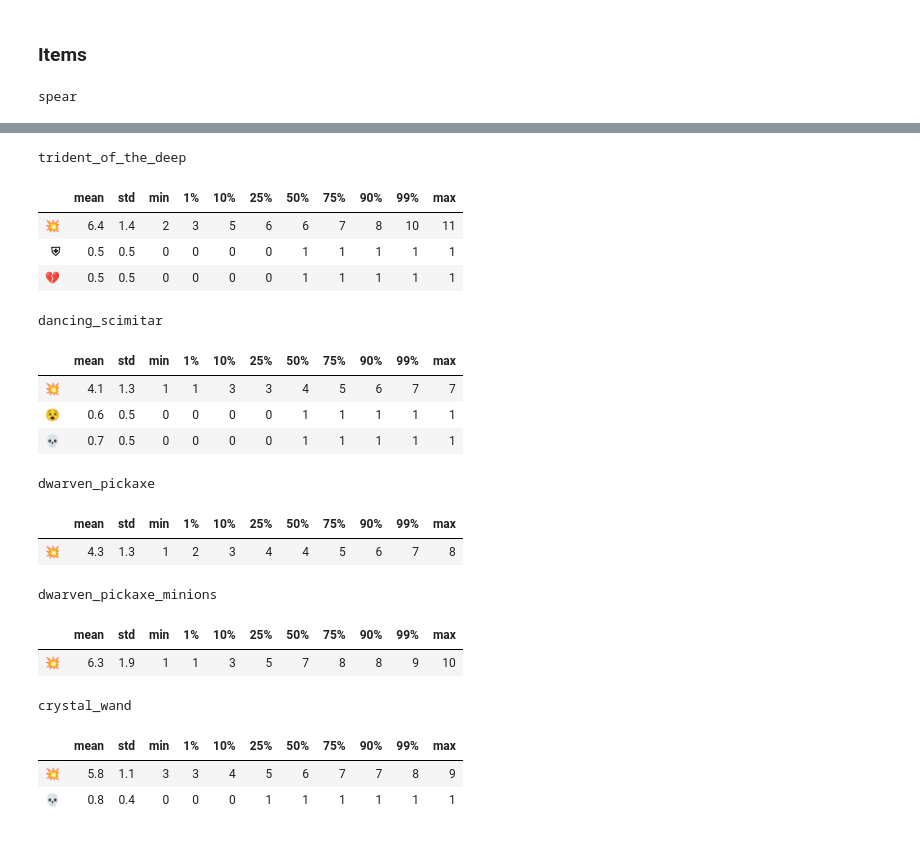
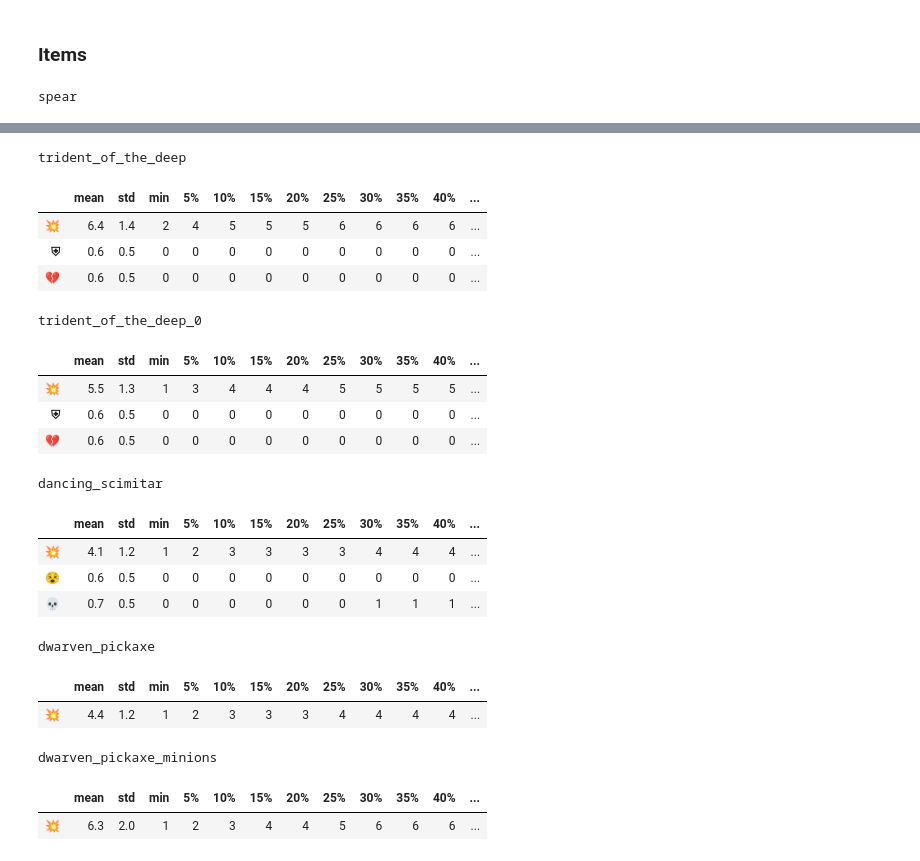
Before and after one commit to KevinCarr42/SwordAndSorcery, a Jupyter notebook: SwordSorceryAC.ipynb, the cells around one changed output, grey strips where cells are left out. Drawn from its saved outputs; the diff is of its cells as text; code cells hidden in the pictures.

Commit message:
small updates, new weapons

```diff
--- a/SwordSorceryAC.ipynb
+++ b/SwordSorceryAC.ipynb
@@ -5,6 +5,7 @@ from itertools import permutations
 
 # pandas format - 1 decimal floats
 pd.set_option('display.float_format', '{:.1f}'.format)
+pd.set_option('display.max_columns', None)
 # %% [markdown]
 ### Emojis 😵‍
 # %%
@@ -39,12 +40,14 @@ lethal = '💀'
 slow = '🕸'
 bleed = '🩸'
 bash = '⛨'
-brake = '💔'  # misspelled to avoid break
+brek = '💔'  # misspelled to avoid breaking 'break'
 AoE = '📏'
 attack = '⚔'
 reroll = '🎲'
 fire = '🔥'
 suffer = '😵'
+shield_buff = '⛊'
+shield_debuff = '🛡'
 # %% [markdown]
 ### Classes and Functions
 # %%
@@ -236,7 +234,14 @@ weapons = {
         'n_red': 2,
         'n_blue': 4,
         'modifiers': {hit: 2},
-        'effects': [(lightning+lightning, bash+brake)],
+        'effects': [(lightning+lightning, bash+brek)],
+        'thorgren': True,
+    },
+    'trident_of_the_deep_0': {
+        'n_red': 2,
+        'n_blue': 4,
+        'modifiers': {hit: 1},
+        'effects': [(lightning+lightning, bash+brek)],
         'thorgren': True,
     },
     'dancing_scimitar': {
@@ -266,11 +271,23 @@ weapons = {
         'modifiers': {hit: 3},
         'effects': [(star, lethal)],  # lethal vs demons only
     },
+    'cloak_of_the_kings': {
+        'n_red': 0,
+        'n_blue': 1,
+        'modifiers': {hit: 1},
+        'effects': [],  # effects are relative to other items
+    },
     'auryns_sceptre_0': {
         'n_red': 4,
         'n_blue': 0,
         'modifiers': {},
         'effects': [(lightning+star, slow+bash+KO), (SS, AoE+AoE)],
+    },
+    'auryns_sceptre_0_cloak': {
+        'n_red': 4,
+        'n_blue': 0,
+        'modifiers': {},
+        'effects': [(lightning+star, slow+bash+KO), (SS, AoE+AoE), (star, shield_buff)],
     },
     'auryns_sceptre_1': {
         'n_red': 3,
@@ -338,11 +355,11 @@ weapons = {
         'modifiers': {},
         'effects': [(lightning+lightning, attack), (star, reroll), (SS, stun)],
     },
-    'cloak_of_the_kings': {
-        'n_red': 0,
-        'n_blue': 1,
-        'modifiers': {hit: 1},
-        'effects': [],  # effects are relative to other items
+    'war_shield': {
+        'n_red': 1,
+        'n_blue': 2,
+        'modifiers': {hit:1, bash: 1},
+        'effects': [],
     },
     'righteous_word': {  # levels up at level 5 (n_red and modifiers)
         'n_red': 0,
@@ -385,6 +402,9 @@ weapons = {
 for item, kwargs in weapons.items():
     print()
     print(item)
-    display(summarise_simulation(simulation(Weapon(**kwargs), n_trials=1000)))
+    display(summarise_simulation(
+        simulation(Weapon(**kwargs), n_trials=1000),
+        percentiles=[x/100 for x in range(5, 100, 5)]
+))
 # %% [output]
 spear
@@ -395,20 +415,21 @@ spear
 trident_of_the_deep
-|  | mean | std | min | 1% | 10% | 25% | 50% | 75% | 90% | 99% | max |
-| 💥 | 6.4 | 1.4 | 2 | 3 | 5 | 6 | 6 | 7 | 8 | 10 | 11 |
-| ⛨ | 0.5 | 0.5 | 0 | 0 | 0 | 0 | 1 | 1 | 1 | 1 | 1 |
-| 💔 | 0.5 | 0.5 | 0 | 0 | 0 | 0 | 1 | 1 | 1 | 1 | 1 |
+|  | mean | std | min | 5% | 10% | 15% | 20% | 25% | 30% | 35% | 40% | ... |
+| 💥 | 6.4 | 1.4 | 2 | 4 | 5 | 5 | 5 | 6 | 6 | 6 | 6 | ... |
+| ⛨ | 0.6 | 0.5 | 0 | 0 | 0 | 0 | 0 | 0 | 0 | 0 | 0 | ... |
+| 💔 | 0.6 | 0.5 | 0 | 0 | 0 | 0 | 0 | 0 | 0 | 0 | 0 | ... |
-dancing_scimitar
+trident_of_the_deep_0
-|  | mean | std | min | 1% | 10% | 25% | 50% | 75% | 90% | 99% | max |
-| 💥 | 4.1 | 1.3 | 1 | 1 | 3 | 3 | 4 | 5 | 6 | 7 | 7 |
-| 😵 | 0.6 | 0.5 | 0 | 0 | 0 | 0 | 1 | 1 | 1 | 1 | 1 |
-| 💀 | 0.7 | 0.5 | 0 | 0 | 0 | 0 | 1 | 1 | 1 | 1 | 1 |
+|  | mean | std | min | 5% | 10% | 15% | 20% | 25% | 30% | 35% | 40% | ... |
+| 💥 | 5.5 | 1.3 | 1 | 3 | 4 | 4 | 4 | 5 | 5 | 5 | 5 | ... |
+| ⛨ | 0.6 | 0.5 | 0 | 0 | 0 | 0 | 0 | 0 | 0 | 0 | 0 | ... |
+| 💔 | 0.6 | 0.5 | 0 | 0 | 0 | 0 | 0 | 0 | 0 | 0 | 0 | ... |
-dwarven_pickaxe
+dancing_scimitar
-|  | mean | std | min | 1% | 10% | 25% | 50% | 75% | 90% | 99% | max |
-| 💥 | 4.3 | 1.3 | 1 | 2 | 3 | 4 | 4 | 5 | 6 | 7 | 8 |
+|  | mean | std | min | 5% | 10% | 15% | 20% | 25% | 30% | 35% | 40% | ... |
+| 💥 | 4.1 | 1.2 | 1 | 2 | 3 | 3 | 3 | 3 | 4 | 4 | 4 | ... |
+| 😵 | 0.6 | 0.5 | 0 | 0 | 0 | 0 | 0 | 0 | 0 | 0 | 0 | ... |
+| 💀 | 0.7 | 0.5 | 0 | 0 | 0 | 0 | 0 | 0 | 1 | 1 | 1 | ... |
-dwarven_pickaxe_minions
+dwarven_pickaxe
-|  | mean | std | min | 1% | 10% | 25% | 50% | 75% | 90% | 99% | max |
-| 💥 | 6.3 | 1.9 | 1 | 1 | 3 | 5 | 7 | 8 | 8 | 9 | 10 |
+|  | mean | std | min | 5% | 10% | 15% | 20% | 25% | 30% | 35% | 40% | ... |
+| 💥 | 4.4 | 1.2 | 1 | 2 | 3 | 3 | 3 | 4 | 4 | 4 | 4 | ... |
-crystal_wand
+dwarven_pickaxe_minions
-|  | mean | std | min | 1% | 10% | 25% | 50% | 75% | 90% | 99% | max |
-| 💥 | 5.8 | 1.1 | 3 | 3 | 4 | 5 | 6 | 7 | 7 | 8 | 9 |
-| 💀 | 0.8 | 0.4 | 0 | 0 | 0 | 1 | 1 | 1 | 1 | 1 | 1 |
+|  | mean | std | min | 5% | 10% | 15% | 20% | 25% | 30% | 35% | 40% | ... |
+| 💥 | 6.3 | 2.0 | 1 | 2 | 3 | 4 | 4 | 5 | 6 | 6 | 6 | ... |
```
Also changed, not shown: parts of 2 cells of this notebook.
